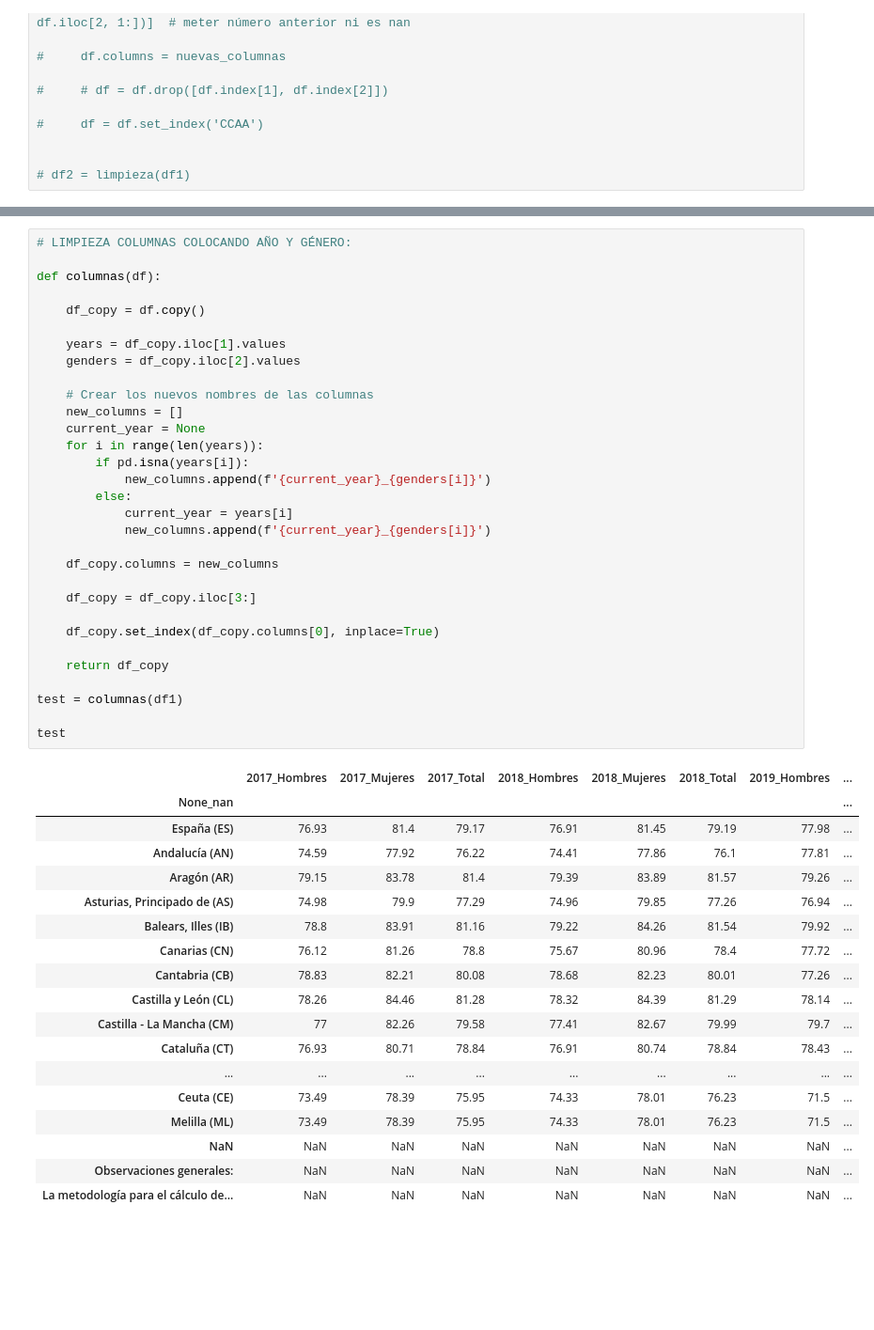
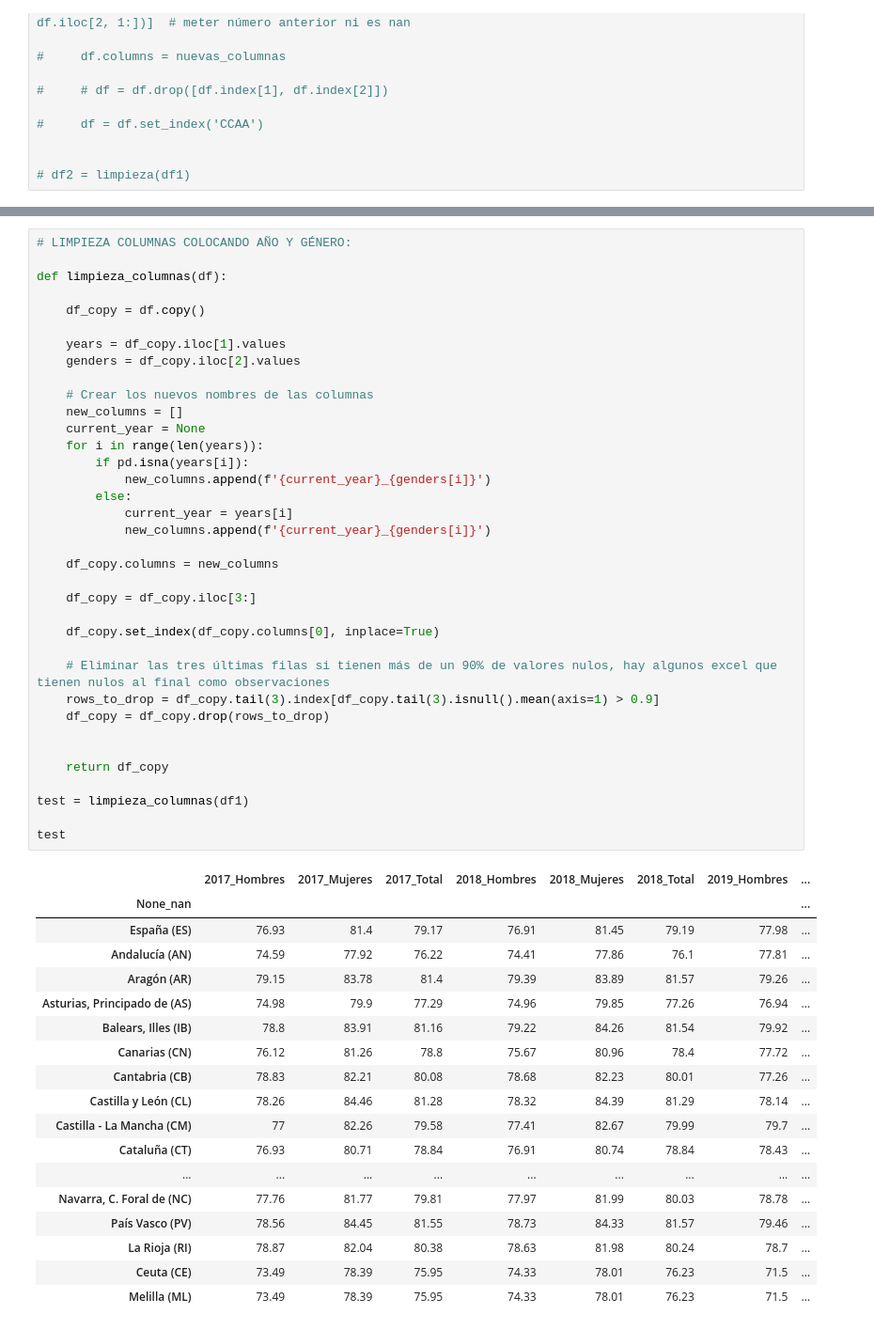
Before and after one commit to ClaraGallardo/Final-Proyect, a Jupyter notebook: notebook/Limpieza.ipynb, the cells around one changed output, grey strips where cells are left out. Shown at 94% size. Cells and saved outputs as stored; diff of their text form; blank space fills up the shorter version.

```diff
--- a/notebook/Limpieza.ipynb
+++ b/notebook/Limpieza.ipynb
@@ -127,7 +127,7 @@ df2
 # %%
 # LIMPIEZA COLUMNAS COLOCANDO AÑO Y GÉNERO:
 
-def columnas(df):
+def limpieza_columnas(df):
 
     df_copy = df.copy()
 
@@ -141,36 +141,41 @@ def columnas(df):
         if pd.isna(years[i]):
             new_columns.append(f'{current_year}_{genders[i]}')
         else:
             current_year = years[i]
             new_columns.append(f'{current_year}_{genders[i]}')
 
     df_copy.columns = new_columns
 
     df_copy = df_copy.iloc[3:]
 
     df_copy.set_index(df_copy.columns[0], inplace=True)
 
+    # Eliminar las tres últimas filas si tienen más de un 90% de valores nulos, hay algunos excel que tienen nulos al final como observaciones
+    rows_to_drop = df_copy.tail(3).index[df_copy.tail(3).isnull().mean(axis=1) > 0.9]
+    df_copy = df_copy.drop(rows_to_drop)
+
+
     return df_copy
 
-test = columnas(df1)
+test = limpieza_columnas(df1)
 
 test
 # %% [output]
 |  | 2017_Hombres | 2017_Mujeres | 2017_Total | 2018_Hombres | 2018_Mujeres | 2018_Total | 2019_Hombres | ... |
 | None_nan |  |  |  |  |  |  |  | ... |
 | España (ES) | 76.93 | 81.4 | 79.17 | 76.91 | 81.45 | 79.19 | 77.98 | ... |
 | Andalucía (AN) | 74.59 | 77.92 | 76.22 | 74.41 | 77.86 | 76.1 | 77.81 | ... |
 | Aragón (AR) | 79.15 | 83.78 | 81.4 | 79.39 | 83.89 | 81.57 | 79.26 | ... |
 | Asturias, Principado de (AS) | 74.98 | 79.9 | 77.29 | 74.96 | 79.85 | 77.26 | 76.94 | ... |
 | Balears, Illes (IB) | 78.8 | 83.91 | 81.16 | 79.22 | 84.26 | 81.54 | 79.92 | ... |
 | Canarias (CN) | 76.12 | 81.26 | 78.8 | 75.67 | 80.96 | 78.4 | 77.72 | ... |
 | Cantabria (CB) | 78.83 | 82.21 | 80.08 | 78.68 | 82.23 | 80.01 | 77.26 | ... |
 | Castilla y León (CL) | 78.26 | 84.46 | 81.28 | 78.32 | 84.39 | 81.29 | 78.14 | ... |
 | Castilla - La Mancha (CM) | 77 | 82.26 | 79.58 | 77.41 | 82.67 | 79.99 | 79.7 | ... |
 | Cataluña (CT) | 76.93 | 80.71 | 78.84 | 76.91 | 80.74 | 78.84 | 78.43 | ... |
 | ... | ... | ... | ... | ... | ... | ... | ... | ... |
+| Navarra, C. Foral de (NC) | 77.76 | 81.77 | 79.81 | 77.97 | 81.99 | 80.03 | 78.78 | ... |
+| País Vasco (PV) | 78.56 | 84.45 | 81.55 | 78.73 | 84.33 | 81.57 | 79.46 | ... |
+| La Rioja (RI) | 78.87 | 82.04 | 80.38 | 78.63 | 81.98 | 80.24 | 78.7 | ... |
 | Ceuta (CE) | 73.49 | 78.39 | 75.95 | 74.33 | 78.01 | 76.23 | 71.5 | ... |
 | Melilla (ML) | 73.49 | 78.39 | 75.95 | 74.33 | 78.01 | 76.23 | 71.5 | ... |
-| NaN | NaN | NaN | NaN | NaN | NaN | NaN | NaN | ... |
-| Observaciones generales: | NaN | NaN | NaN | NaN | NaN | NaN | NaN | ... |
-| La metodología para el cálculo de... | NaN | NaN | NaN | NaN | NaN | NaN | NaN | ... |
```
Also changed, not shown: parts of 2 cells of this notebook.
